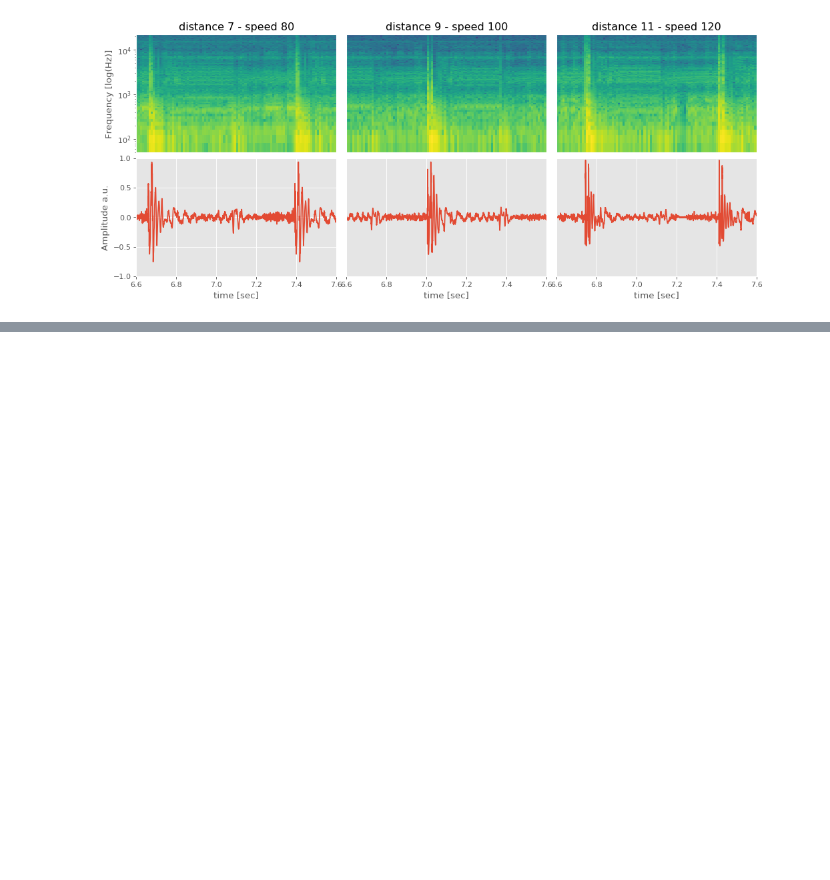
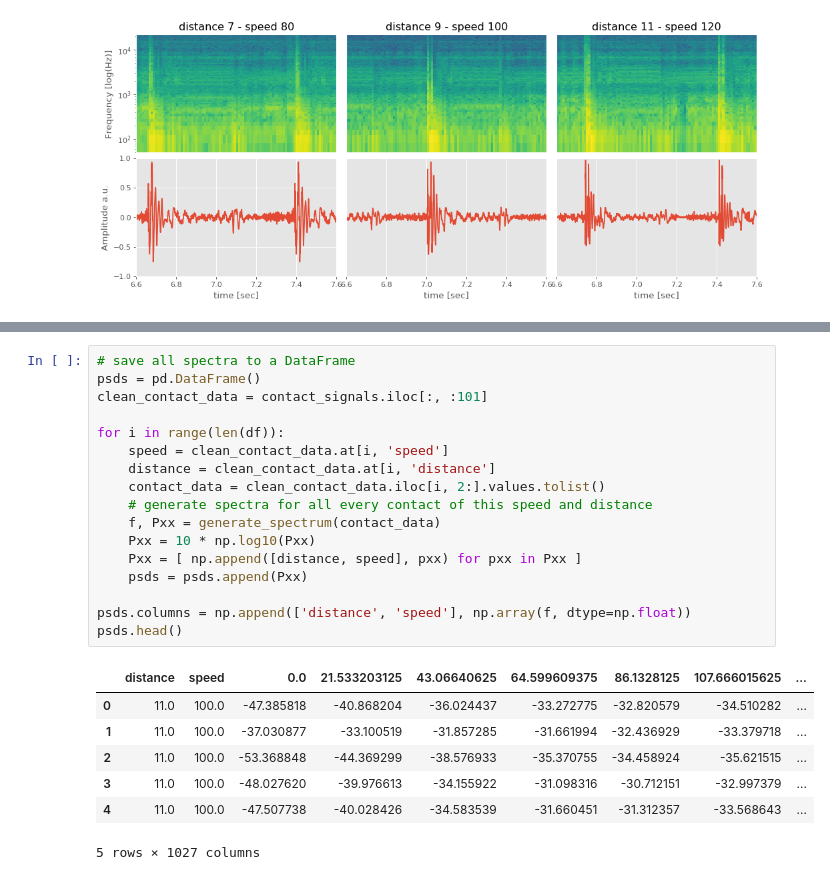
Before and after one commit to LucaHermes/PiezoAntenna, a Jupyter notebook: Varying speed.ipynb, the cells around one changed output, grey strips where cells are left out. Cells and saved outputs as stored; diff of their text form; blank space fills up the shorter version.

```diff
--- a/Varying speed.ipynb
+++ b/Varying speed.ipynb
@@ -227,2 +247,27 @@ def generate_spectrum(data):
+# %%
+# save all spectra to a DataFrame
+psds = pd.DataFrame()
+clean_contact_data = contact_signals.iloc[:, :101]
+
+for i in range(len(df)):
+    speed = clean_contact_data.at[i, 'speed']
+    distance = clean_contact_data.at[i, 'distance']
+    contact_data = clean_contact_data.iloc[i, 2:].values.tolist()
+    # generate spectra for all every contact of this speed and distance
+    f, Pxx = generate_spectrum(contact_data)
+    Pxx = 10 * np.log10(Pxx)
+    Pxx = [ np.append([distance, speed], pxx) for pxx in Pxx ]
+    psds = psds.append(Pxx)
+
+psds.columns = np.append(['distance', 'speed'], np.array(f, dtype=np.float))
+psds.head()
+# %% [output]
+|  | distance | speed | 0.0 | 21.533203125 | 43.06640625 | 64.599609375 | 86.1328125 | 107.666015625 | ... |
+| 0 | 11.0 | 100.0 | -47.385818 | -40.868204 | -36.024437 | -33.272775 | -32.820579 | -34.510282 | ... |
+| 1 | 11.0 | 100.0 | -37.030877 | -33.100519 | -31.857285 | -31.661994 | -32.436929 | -33.379718 | ... |
+| 2 | 11.0 | 100.0 | -53.368848 | -44.369299 | -38.576933 | -35.370755 | -34.458924 | -35.621515 | ... |
+| 3 | 11.0 | 100.0 | -48.027620 | -39.976613 | -34.155922 | -31.098316 | -30.712151 | -32.997379 | ... |
+| 4 | 11.0 | 100.0 | -47.507738 | -40.028426 | -34.583539 | -31.660451 | -31.312357 | -33.568643 | ... |
+5 rows × 1027 columns
 # %%
 plt.figure(num=None, figsize=(10, 20), dpi=80)
```
Also changed, not shown: parts of 14 cells of this notebook, 2 other files.
